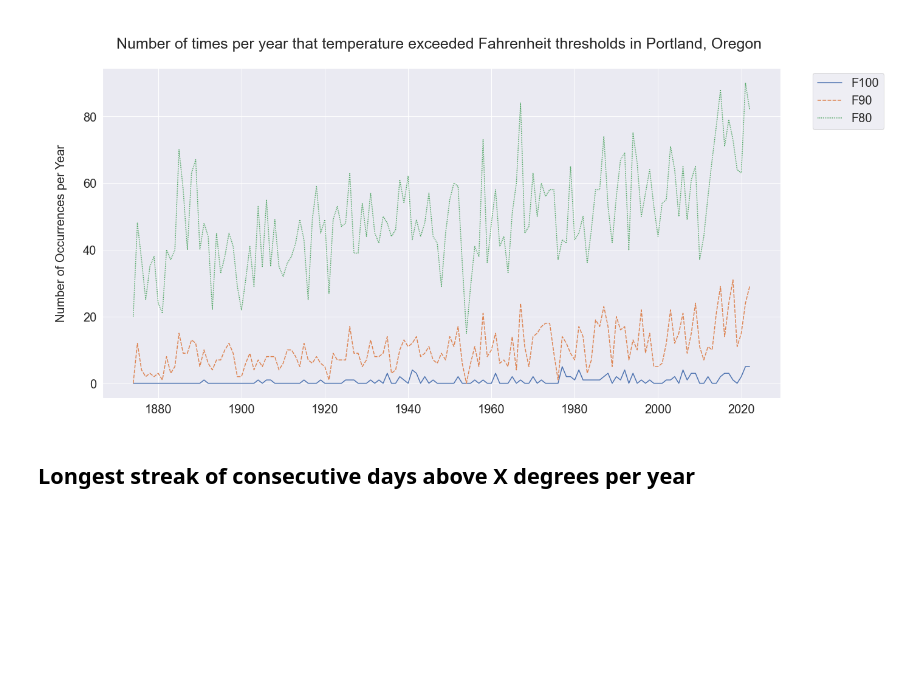
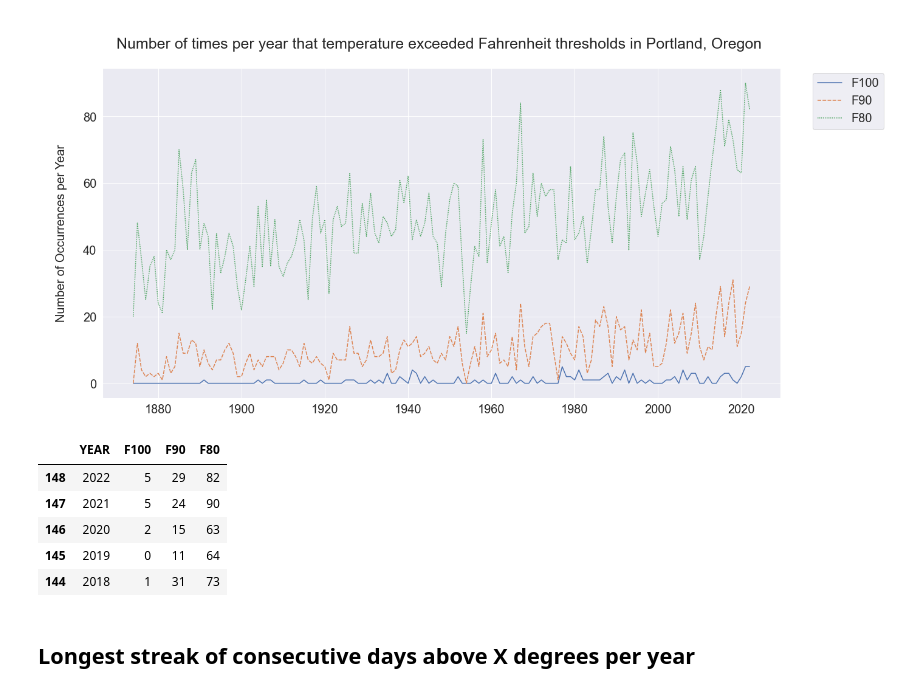
Before and after one commit to wpbSabi/weather, a Jupyter notebook: consecutive days of heat.ipynb, the cells around one changed output. Drawn from its saved outputs; the diff is of its cells as text; code cells hidden in the pictures; blank space fills up the shorter version.

```diff
--- a/consecutive days of heat.ipynb
+++ b/consecutive days of heat.ipynb
@@ -121,6 +121,15 @@ legend = p.get_legend()
 legend.set_bbox_to_anchor((1.1, .9))
 # %% [output]
 [figure]
+# %%
+dfp.reset_index().sort_values('YEAR', ascending=False).head()
+# %% [output]
+|  | YEAR | F100 | F90 | F80 |
+| 148 | 2022 | 5 | 29 | 82 |
+| 147 | 2021 | 5 | 24 | 90 |
+| 146 | 2020 | 2 | 15 | 63 |
+| 145 | 2019 | 0 | 11 | 64 |
+| 144 | 2018 | 1 | 31 | 73 |
 # %% [markdown]
 ## Longest streak of consecutive days above X degrees per year
 # %%
```
Also changed, not shown: parts of 5 cells of this notebook.
